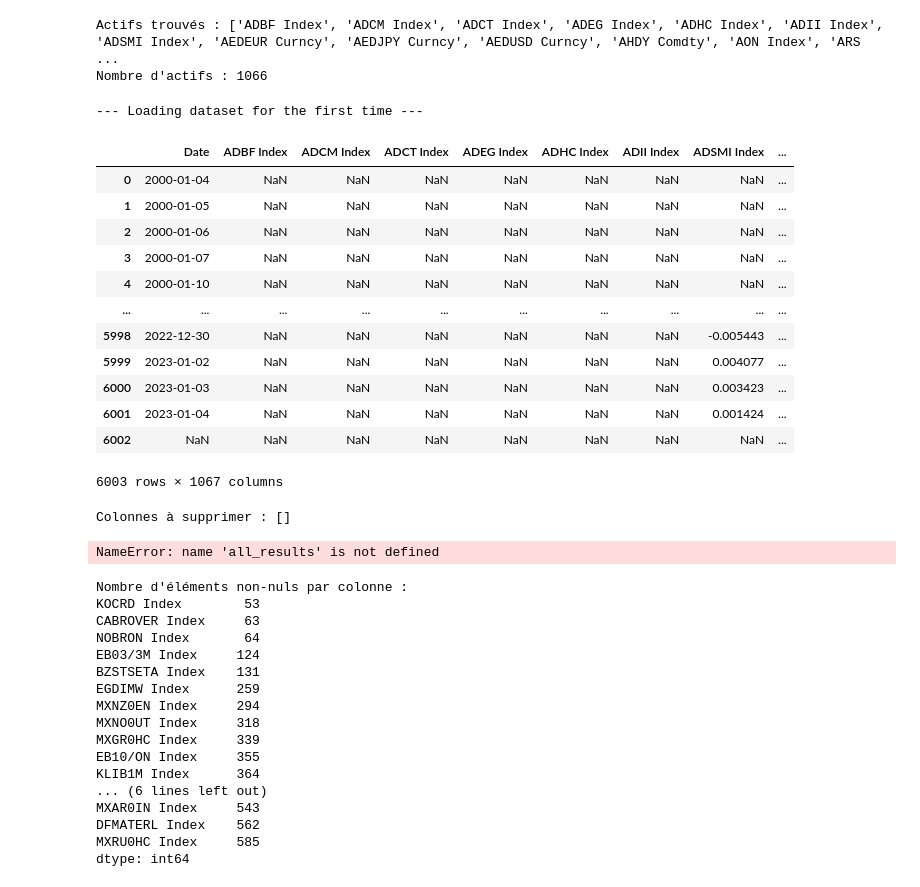
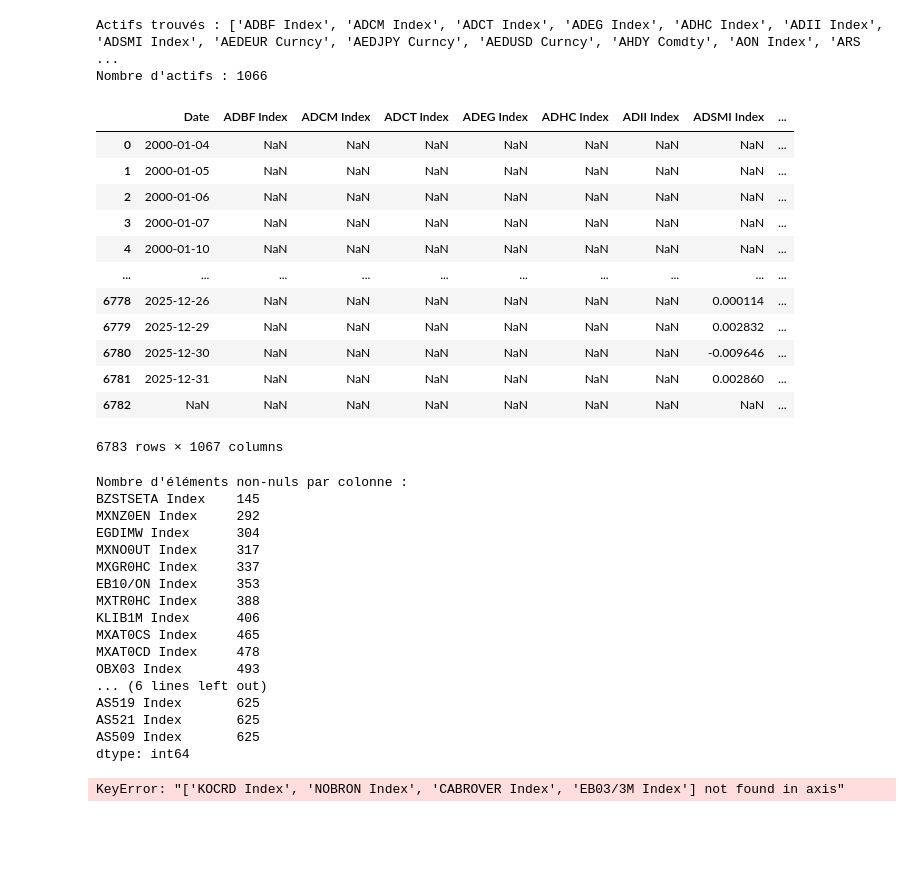
Before and after one commit to dianemans/time-series-pred, a Jupyter notebook: nb_clean_samy.ipynb, the cells around one changed output. Drawn from its saved outputs; the diff is of its cells as text; code cells hidden in the pictures; blank space fills up the shorter version.

```diff
--- a/nb_clean_samy.ipynb
+++ b/nb_clean_samy.ipynb
@@ -25,65 +32,51 @@ Nombre d'actifs : 1066
 # %%
-all_results = []
-model = RandomForestRegressor(n_estimators=100, max_depth=5, random_state=42)
-used_tickers = ['GC1 Comdty', 'SI1 Comdty', 'HG1 Comdty',]
+results = []
 
+for name in all_tickers:
+    res = stats_forecasting(name, model, plot=False)
+    results.append(res)
 
-for name in tickers:
-    res = main(name, model, plot=False)
-    all_results.append(res)
-
-df_final = pd.DataFrame(all_results)
-df_final.to_csv('Resultats/resultats_test_debug.csv', index=False)
+df_final = pd.DataFrame(results)
+csv_name = f'Resultats/resultats_{tickers_name}_{model_name}.csv'
+df_final.to_csv(csv_name, index=False)
-# %% [output]
---- Loading dataset for the first time ---
 # %%
-df  = pd.read_csv('Datasets/230216_returns.csv')
+df  = pd.read_csv('Datasets/returns_all.csv')
 df
 # %% [output]
 |  | Date | ADBF Index | ADCM Index | ADCT Index | ADEG Index | ADHC Index | ADII Index | ADSMI Index | ... |
 | 0 | 2000-01-04 | NaN | NaN | NaN | NaN | NaN | NaN | NaN | ... |
 | 1 | 2000-01-05 | NaN | NaN | NaN | NaN | NaN | NaN | NaN | ... |
 | 2 | 2000-01-06 | NaN | NaN | NaN | NaN | NaN | NaN | NaN | ... |
 | 3 | 2000-01-07 | NaN | NaN | NaN | NaN | NaN | NaN | NaN | ... |
 | 4 | 2000-01-10 | NaN | NaN | NaN | NaN | NaN | NaN | NaN | ... |
 | ... | ... | ... | ... | ... | ... | ... | ... | ... | ... |
-| 5998 | 2022-12-30 | NaN | NaN | NaN | NaN | NaN | NaN | -0.005443 | ... |
-| 5999 | 2023-01-02 | NaN | NaN | NaN | NaN | NaN | NaN | 0.004077 | ... |
-| 6000 | 2023-01-03 | NaN | NaN | NaN | NaN | NaN | NaN | 0.003423 | ... |
-| 6001 | 2023-01-04 | NaN | NaN | NaN | NaN | NaN | NaN | 0.001424 | ... |
-| 6002 | NaN | NaN | NaN | NaN | NaN | NaN | NaN | NaN | ... |
+| 6778 | 2025-12-26 | NaN | NaN | NaN | NaN | NaN | NaN | 0.000114 | ... |
+| 6779 | 2025-12-29 | NaN | NaN | NaN | NaN | NaN | NaN | 0.002832 | ... |
+| 6780 | 2025-12-30 | NaN | NaN | NaN | NaN | NaN | NaN | -0.009646 | ... |
+| 6781 | 2025-12-31 | NaN | NaN | NaN | NaN | NaN | NaN | 0.002860 | ... |
+| 6782 | NaN | NaN | NaN | NaN | NaN | NaN | NaN | NaN | ... |
-6003 rows × 1067 columns
+6783 rows × 1067 columns
-# %%
-colonnes_vides = df.columns[df.isna().all()].tolist()
-
-print("Colonnes à supprimer :", colonnes_vides)
-# %% [output]
-Colonnes à supprimer : []
-# %%
-df_final = pd.DataFrame(all_results)
-df_final.to_csv('Resultats/resultats_test_debug.csv', index=False)
-# %% [output]
-NameError: name 'all_results' is not defined
 # %%
 liste_remplissage = df.count().sort_values(ascending=True)
 
 print("Nombre d'éléments non-nuls par colonne :")
-print(liste_remplissage[:20]) # Je pense qu'il faut virer les colonnes à moins de minimum 250 élements sinon ça fait couiller la WFCV + pas pertinent comme résultats avec si peu de données
+print(liste_remplissage[:20]) # Je pense qu'il faut virer les colonnes à moins de minimum 250 élements sinon ça fait planter la WFCV + pas pertinent comme résultats avec si peu de données
 # %% [output]
 Nombre d'éléments non-nuls par colonne :
-KOCRD Index        53
-CABROVER Index     63
-NOBRON Index       64
-EB03/3M Index     124
-BZSTSETA Index    131
-EGDIMW Index      259
-MXNZ0EN Index     294
-MXNO0UT Index     318
-MXGR0HC Index     339
-EB10/ON Index     355
-KLIB1M Index      364
+BZSTSETA Index    145
+MXNZ0EN Index     292
+EGDIMW Index      304
+MXNO0UT Index     317
+MXGR0HC Index     337
+EB10/ON Index     353
+MXTR0HC Index     388
+KLIB1M Index      406
+MXAT0CS Index     465
+MXAT0CD Index     478
+OBX03 Index       493
 ... (6 lines left out)
-MXAR0IN Index     543
-DFMATERL Index    562
-MXRU0HC Index     585
+AS519 Index       625
+AS521 Index       625
+AS509 Index       625
 dtype: int64
+KeyError: "['KOCRD Index', 'NOBRON Index', 'CABROVER Index', 'EB03/3M Index'] not found in axis"
```
Also changed, not shown: parts of 3 cells of this notebook, 4 other files.
